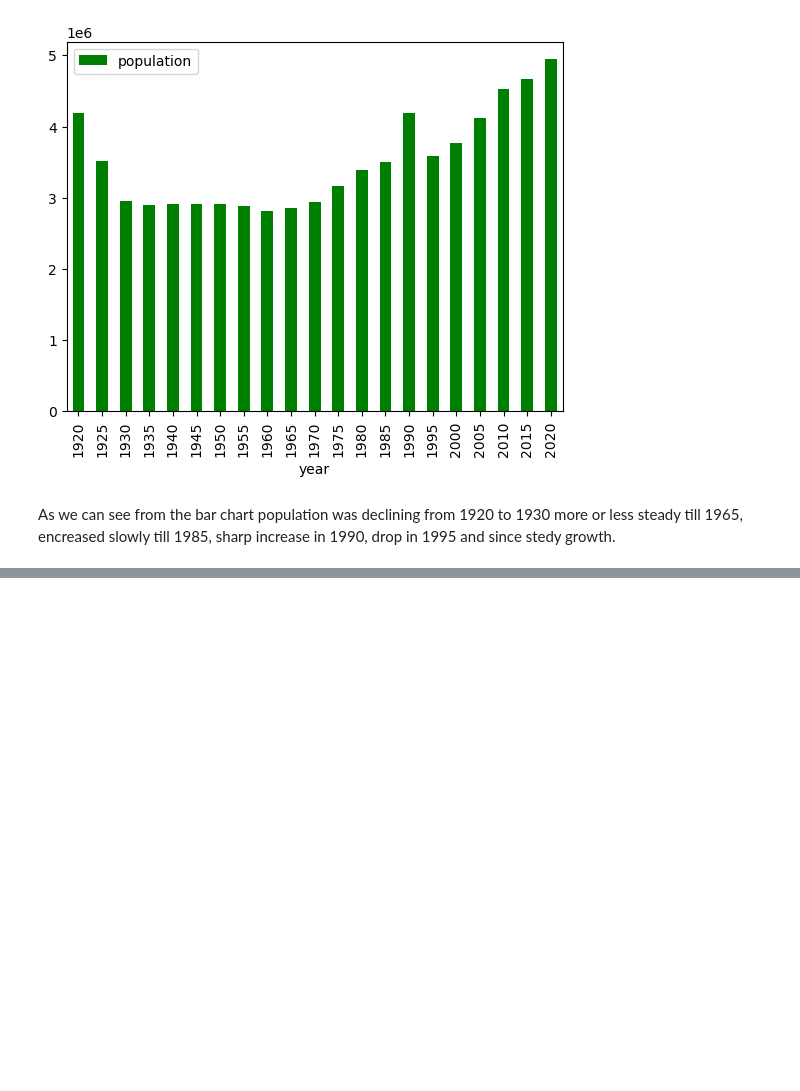
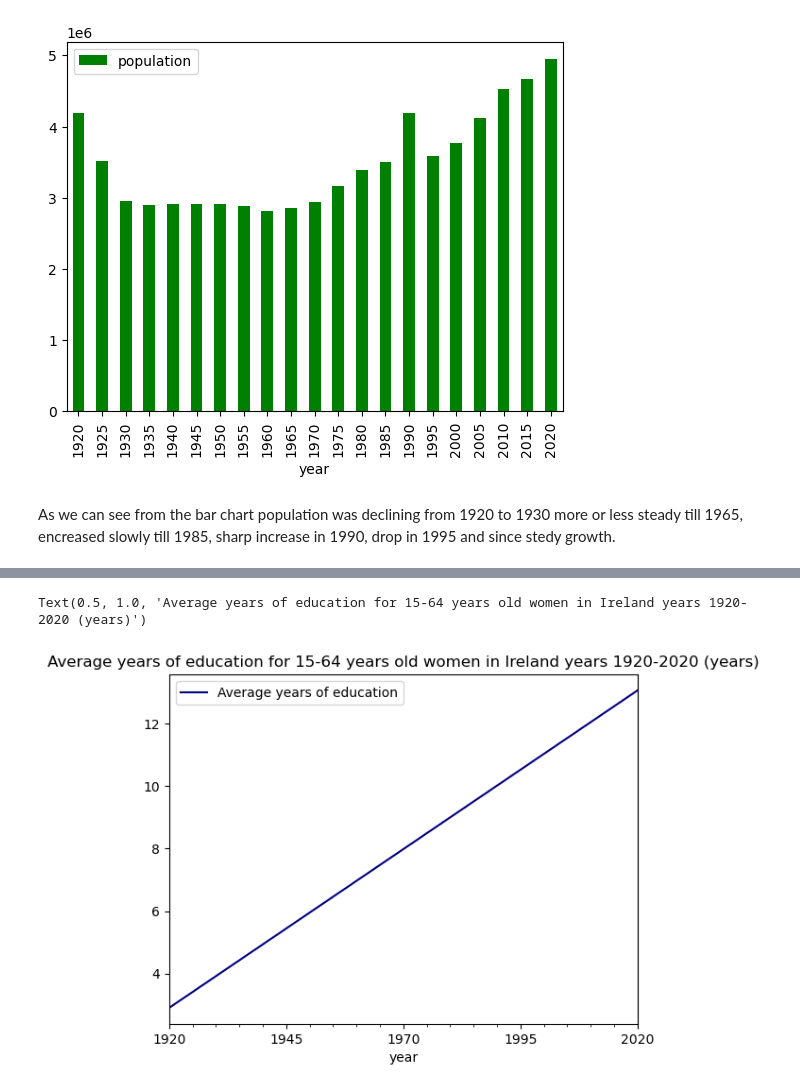
Before and after one commit to OlgaKnut/Programming-for-Data-Analysis-Project-1, a Jupyter notebook: pfda_project_1.ipynb, the cells around one changed output, grey strips where cells are left out. Drawn from its saved outputs; the diff is of its cells as text; code cells hidden in the pictures; blank space fills up the shorter version.

```diff
--- a/pfda_project_1.ipynb
+++ b/pfda_project_1.ipynb
@@ -110,0 +125,6 @@ df.plot('year','population')
+# %%
+df.plot('year','Average years of education', color='navy')
+plt.title('Average years of education for 15-64 years old women in Ireland years 1920-2020 (years)')
+# %% [output]
+Text(0.5, 1.0, 'Average years of education for 15-64 years old women in Ireland years 1920-2020 (years)')
+[figure, added]
```
Also changed, not shown: parts of 27 cells of this notebook.
